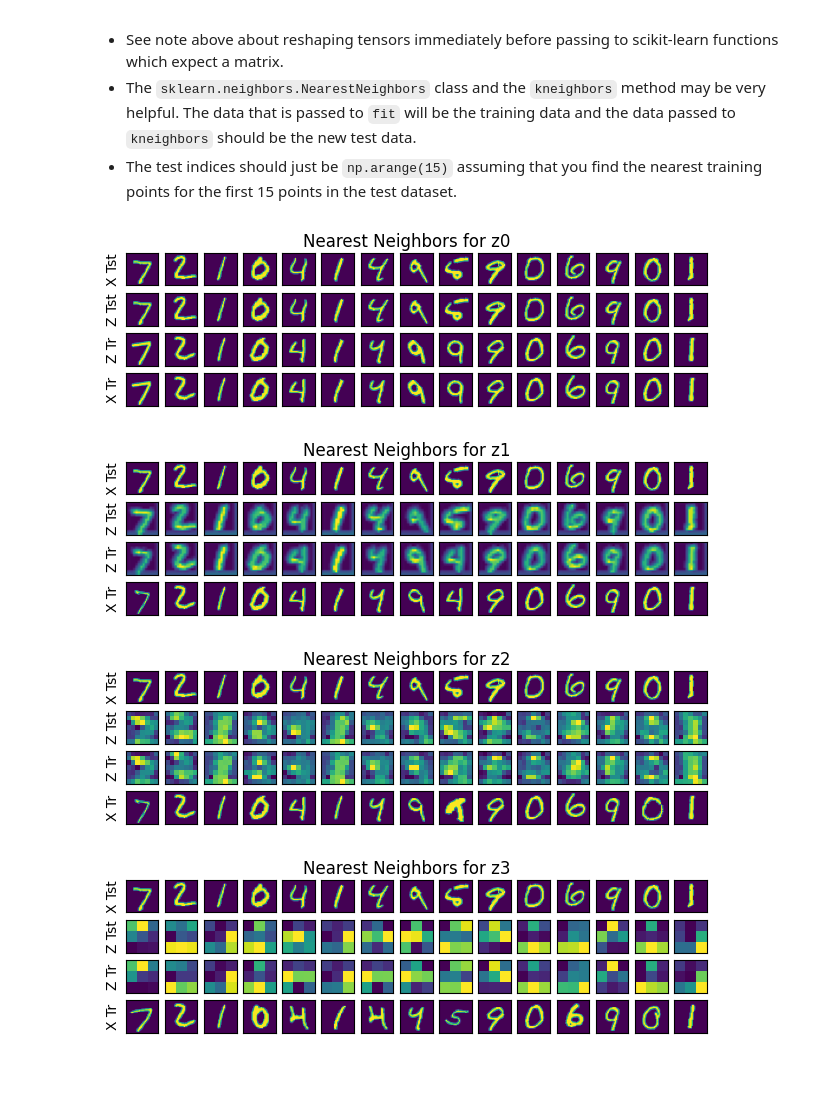
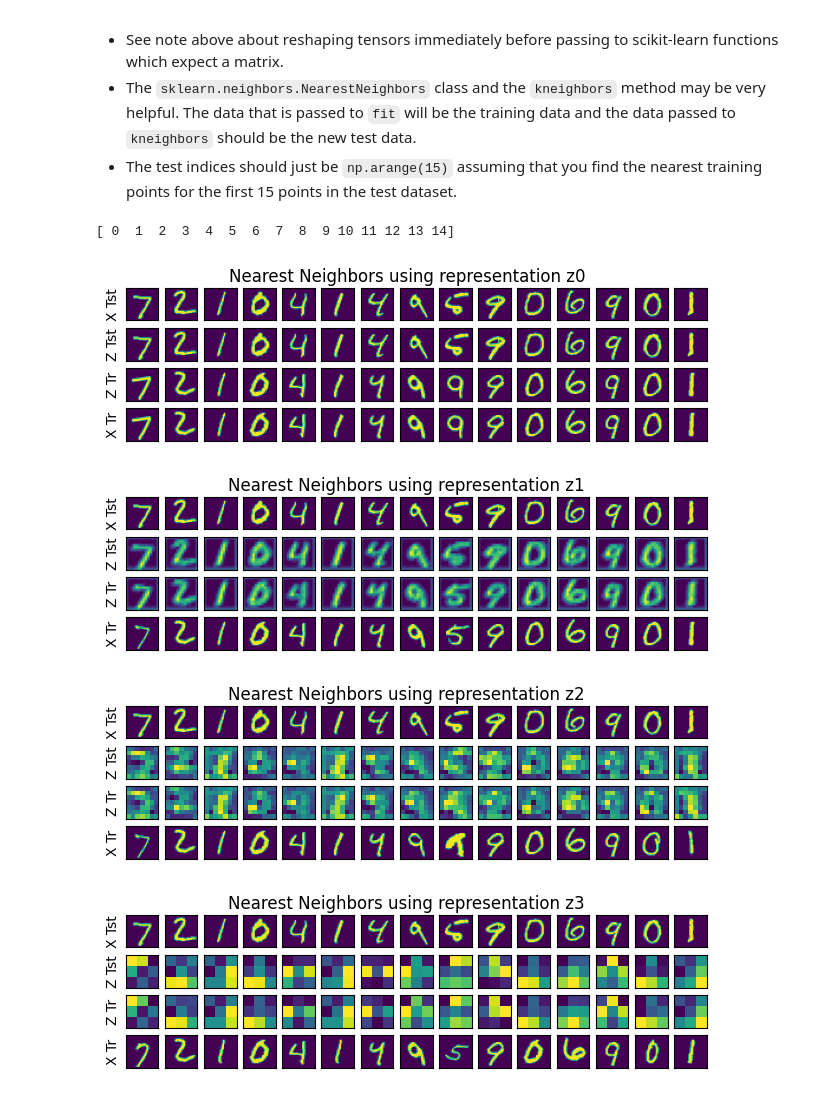
Before and after one commit to jung1230/Artificial_Intelligence, a Jupyter notebook: Assignment/Assignment_05/Assignment_05_Exercise.ipynb, the cells around one changed output. Cells and saved outputs as stored; diff of their text form; code cells hidden in the pictures.

```diff
--- a/Assignment/Assignment_05/Assignment_05_Exercise.ipynb
+++ b/Assignment/Assignment_05/Assignment_05_Exercise.ipynb
@@ -511,50 +511,58 @@ Notes:
 # %%
 def plot_neigbhor(test_ind, nearest_train_ind, z_test, z_train, title):
   '''
   Plots the original test image, the test image representation,
     the nearest train image representation, the nearest original train image.
   '''
   assert len(test_ind) == len(nearest_train_ind), 'Test and train indices should be the same length'
   n_test = len(test_ind)
   fig, axes_mat = plt.subplots(4, n_test, figsize=np.array([n_test, 4])/2)
   for test_i, nearest_train_i, axes in zip(test_ind, nearest_train_ind, axes_mat.T):
     plot_representation(x_test[test_i], axes[0])
     plot_representation(z_test[test_i], axes[1])
     plot_representation(z_train[nearest_train_i], axes[2])
     plot_representation(x_train[nearest_train_i], axes[3])
     if test_i == 0:
       for lab, ax in zip(['X Tst', 'Z Tst', 'Z Tr', 'X Tr'], axes):
         ax.set_ylabel(lab)
   fig.suptitle(title)
 
 from sklearn.neighbors import NearestNeighbors
 
 # ----------- <Your code> ---------------
 
-def compute_and_plot_nearest_neighbors(z_list_train, z_list_test, x_train, x_test, n_neighbors=1):
-    for zi, z_train in enumerate(z_list_train):
-        z_test = z_list_test[zi]
+# The test indices should just be `np.arange(15)` assuming that you find the nearest training points for the first 15 points in the test dataset.
+test_indices = np.arange(15)
+print(test_indices)
 
-        # Reshape the representations to match the expected input for NearestNeighbors
-        z_train_reshaped = z_train.reshape(z_train.shape[0], -1)  # Flatten each representation
-        z_test_reshaped = z_test.reshape(z_test.shape[0], -1)      # Flatten test representations
+# Loop through the representations for the train and test numpy arrays (i.e., `z_list_train` and `z_list_test`).
+for iter, (z_test, z_train) in enumerate(zip(z_list_test, z_list_train)): # zip() would create pairs like (z0_test, z0_train), (z1_test, z1_train).
+    # Reshape the representations for sklearn
+    B_test, C, H, W = z_test.shape
+    B_train = z_train.shape[0]
+    z_test_reshaped = z_test.reshape(B_test, C * H * W)
+    z_train_reshaped = z_train.reshape(B_train, C * H * W)
 
-        # Initialize NearestNeighbors model
-        knn = NearestNeighbors(n_neighbors=n_neighbors)
-        knn.fit(z_train_reshaped)  # Fit on the training representations
+    # Create and fit nearest neighbors model
+    nn = NearestNeighbors(n_neighbors=1)
+    nn.fit(z_train_reshaped)
 
-        # Find the nearest neighbor for the first 15 test samples
-        distances, indices = knn.kneighbors(z_test_reshaped[:15])  # Only compute for the first 15 test samples
+    # Find nearest neighbors for the first 15 test points
+    distances, indices = nn.kneighbors(z_test_reshaped[test_indices])
+    nearest_train_indices = indices.squeeze()
 
-        # Plot the neighbors
-        plot_neigbhor(np.arange(15), indices.flatten(), z_test, z_train, title=f'Nearest Neighbors for z{zi}')
-
-# Call the function to compute and plot nearest neighbors for each representation layer
-compute_and_plot_nearest_neighbors(z_list_train, z_list_test, x_train, x_test)
-
+    # Plot the results
+    plot_neigbhor(
+        test_indices,
+        nearest_train_indices,
+        z_test,
+        z_train,
+        f'Nearest Neighbors using representation z{iter}'
+    )
 # ----------- <End your code> ---------------
 # %% [output]
+[ 0  1  2  3  4  5  6  7  8  9 10 11 12 13 14]
-[figure, old version]
+[figure, new version]
-[figure, old version]
+[figure, new version]
-[figure, old version]
+[figure, new version]
-[figure, old version]
+[figure, new version]
```
Also changed, not shown: parts of 3 cells of this notebook.
